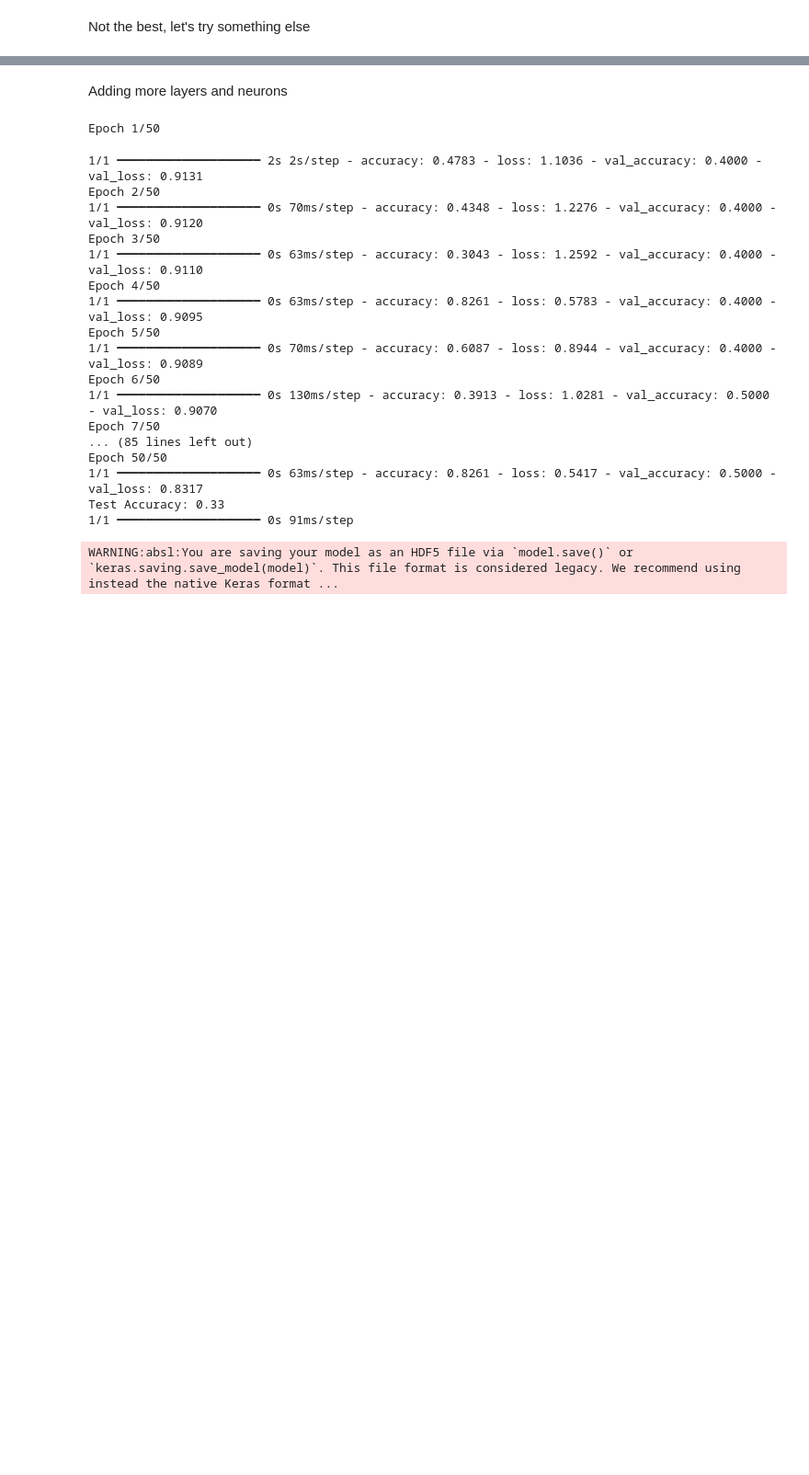
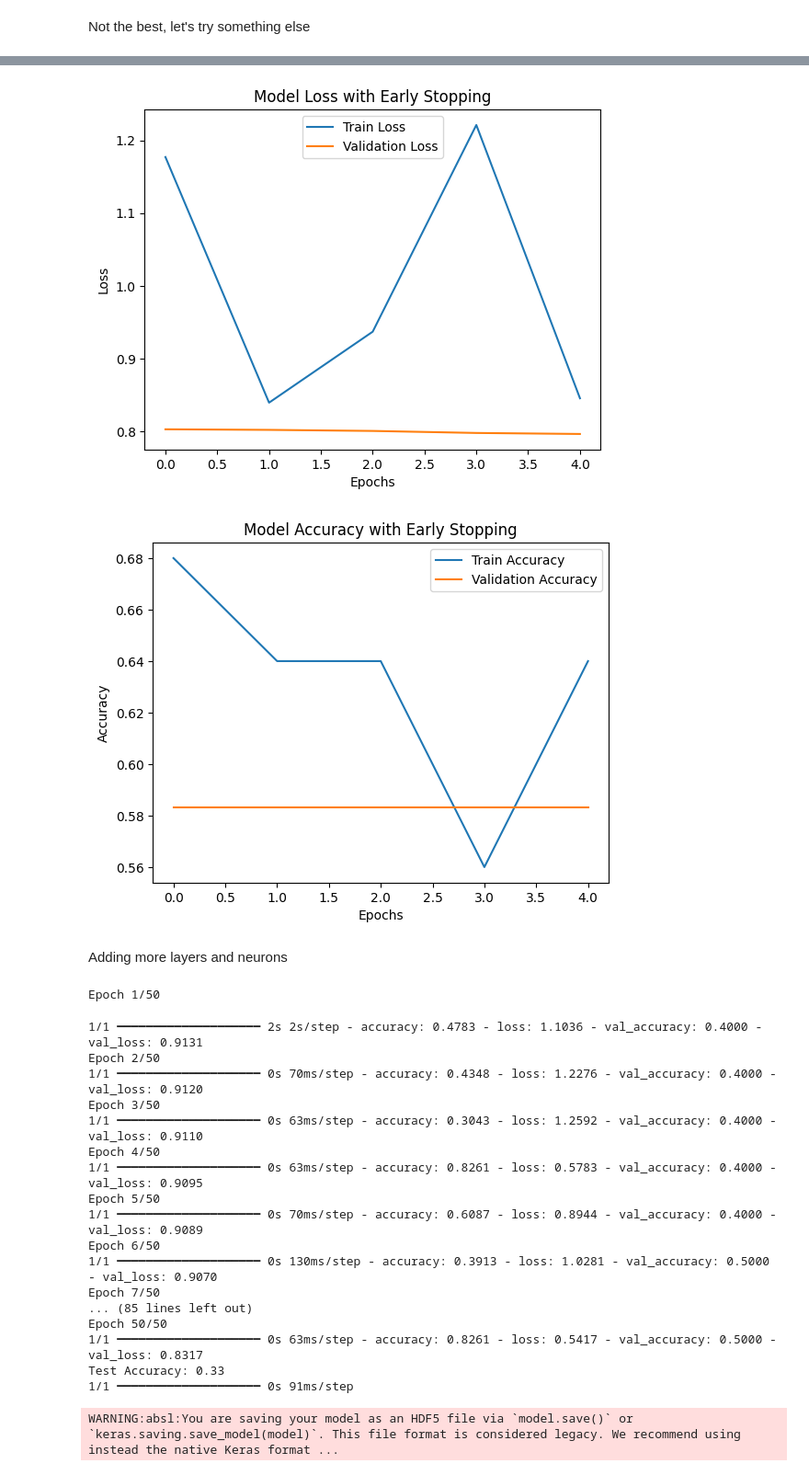
Before and after one commit to rbidini/DeepLearnProject, a Jupyter notebook: Project Submission.ipynb, the cells around one changed output, grey strips where cells are left out. Shown at 92% size. Cells and saved outputs as stored; diff of their text form; code cells hidden in the pictures; blank space fills up the shorter version.

```diff
--- a/Project Submission.ipynb
+++ b/Project Submission.ipynb
@@ -1276,0 +1258,63 @@ plt.show()
+# %%
+from tensorflow.keras.models import Sequential
+from tensorflow.keras.layers import Dense, Dropout
+from tensorflow.keras.regularizers import l2
+from sklearn.preprocessing import StandardScaler
+from tensorflow.keras.layers import BatchNormalization
+
+# Build the Neural Network with Regularization and Dropout
+model = Sequential([
+    Dense(64, activation='relu', input_dim=X_train.shape[1], kernel_regularizer=l2(0.01)),
+    BatchNormalization(),
+    Dropout(0.3),
+    Dense(32, activation='relu'), #Hidden Layer
+    BatchNormalization(),
+    Dropout(0.3),
+    Dense(1, activation='sigmoid')
+])
+
+
+
+# Compile the model
+model.compile(optimizer='adam', loss='binary_crossentropy', metrics=['accuracy'])
+
+# Train the model with early stopping
+history = model.fit(
+    X_train, y_train,
+    epochs=50,
+    batch_size=32,
+    validation_split=0.3,
+    callbacks=[early_stopping],
+    verbose=1
+)
+
+# Step 6: Evaluate the Model
+loss, accuracy = model.evaluate(X_test, y_test, verbose=0)
+print(f"Test Accuracy: {accuracy:.2f}")
+
+# Step 7: Make Predictions
+y_pred = (model.predict(X_test) > 0.5).astype(int)
+
+# Save the model for later use
+model.save("sp500_prediction_model.h5")
+
+import matplotlib.pyplot as plt
+
+# Plot training and validation loss
+plt.plot(history.history['loss'], label='Train Loss')
+plt.plot(history.history['val_loss'], label='Validation Loss')
+plt.title('Model Loss with Early Stopping')
+plt.xlabel('Epochs')
+plt.ylabel('Loss')
+plt.legend()
+plt.show()
+
+# Plot training and validation accuracy
+plt.plot(history.history['accuracy'], label='Train Accuracy')
+plt.plot(history.history['val_accuracy'], label='Validation Accuracy')
+plt.title('Model Accuracy with Early Stopping')
+plt.xlabel('Epochs')
+plt.ylabel('Accuracy')
+plt.legend()
+plt.show()
+# %% [output]
@@ -1277,3 +1334,5 @@ plt.show()
+[figure, added]
+[figure, added]
 # %% [markdown]
 Adding more layers and neurons
 # %%
```
Also changed, not shown: parts of 15 cells of this notebook.
